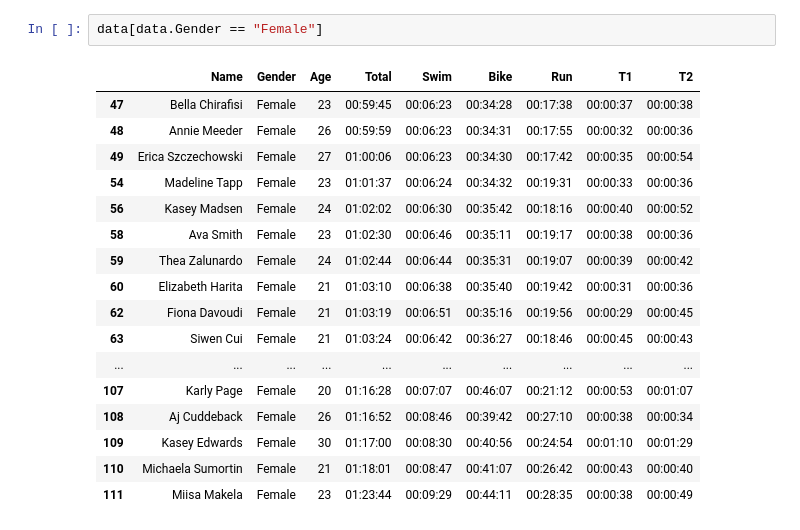
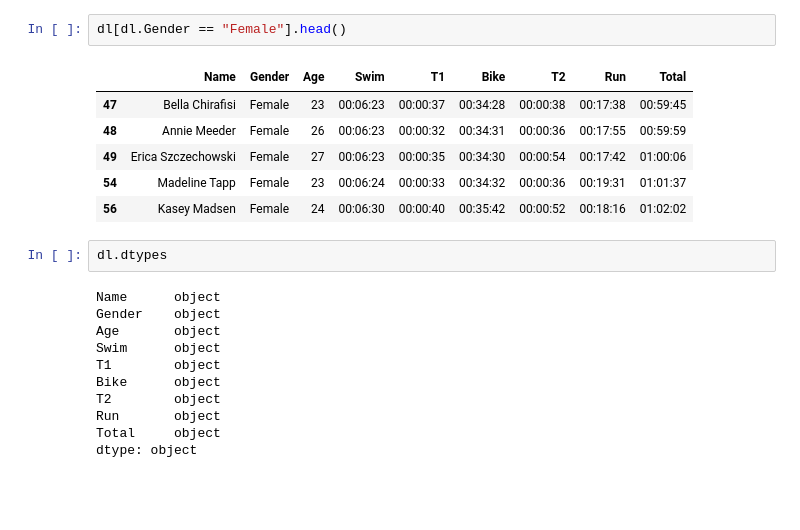
Before and after one commit to lukasrhoades/enduro-hub, a Jupyter notebook: tritonman.ipynb, the cells around one changed output. Cells and saved outputs as stored; diff of their text form; blank space fills up the shorter version.

```diff
--- a/tritonman.ipynb
+++ b/tritonman.ipynb
@@ -20,21 +21,23 @@ data[data.Gender == "Male"]
 64 rows × 9 columns
-# %%
-data[data.Gender == "Female"]
-# %% [output]
-|  | Name | Gender | Age | Total | Swim | Bike | Run | T1 | T2 |
-| 47 | Bella Chirafisi | Female | 23 | 00:59:45 | 00:06:23 | 00:34:28 | 00:17:38 | 00:00:37 | 00:00:38 |
-| 48 | Annie Meeder | Female | 26 | 00:59:59 | 00:06:23 | 00:34:31 | 00:17:55 | 00:00:32 | 00:00:36 |
-| 49 | Erica Szczechowski | Female | 27 | 01:00:06 | 00:06:23 | 00:34:30 | 00:17:42 | 00:00:35 | 00:00:54 |
-| 54 | Madeline Tapp | Female | 23 | 01:01:37 | 00:06:24 | 00:34:32 | 00:19:31 | 00:00:33 | 00:00:36 |
-| 56 | Kasey Madsen | Female | 24 | 01:02:02 | 00:06:30 | 00:35:42 | 00:18:16 | 00:00:40 | 00:00:52 |
-| 58 | Ava Smith | Female | 23 | 01:02:30 | 00:06:46 | 00:35:11 | 00:19:17 | 00:00:38 | 00:00:36 |
-| 59 | Thea Zalunardo | Female | 24 | 01:02:44 | 00:06:44 | 00:35:31 | 00:19:07 | 00:00:39 | 00:00:42 |
-| 60 | Elizabeth Harita | Female | 21 | 01:03:10 | 00:06:38 | 00:35:40 | 00:19:42 | 00:00:31 | 00:00:36 |
-| 62 | Fiona Davoudi | Female | 21 | 01:03:19 | 00:06:51 | 00:35:16 | 00:19:56 | 00:00:29 | 00:00:45 |
-| 63 | Siwen Cui | Female | 21 | 01:03:24 | 00:06:42 | 00:36:27 | 00:18:46 | 00:00:45 | 00:00:43 |
-| ... | ... | ... | ... | ... | ... | ... | ... | ... | ... |
-| 107 | Karly Page | Female | 20 | 01:16:28 | 00:07:07 | 00:46:07 | 00:21:12 | 00:00:53 | 00:01:07 |
-| 108 | Aj Cuddeback | Female | 26 | 01:16:52 | 00:08:46 | 00:39:42 | 00:27:10 | 00:00:38 | 00:00:34 |
-| 109 | Kasey Edwards | Female | 30 | 01:17:00 | 00:08:30 | 00:40:56 | 00:24:54 | 00:01:10 | 00:01:29 |
-| 110 | Michaela Sumortin | Female | 21 | 01:18:01 | 00:08:47 | 00:41:07 | 00:26:42 | 00:00:43 | 00:00:40 |
-| 111 | Miisa Makela | Female | 23 | 01:23:44 | 00:09:29 | 00:44:11 | 00:28:35 | 00:00:38 | 00:00:49 |
+# %%
+dl[dl.Gender == "Female"].head()
+# %% [output]
+|  | Name | Gender | Age | Swim | T1 | Bike | T2 | Run | Total |
+| 47 | Bella Chirafisi | Female | 23 | 00:06:23 | 00:00:37 | 00:34:28 | 00:00:38 | 00:17:38 | 00:59:45 |
+| 48 | Annie Meeder | Female | 26 | 00:06:23 | 00:00:32 | 00:34:31 | 00:00:36 | 00:17:55 | 00:59:59 |
+| 49 | Erica Szczechowski | Female | 27 | 00:06:23 | 00:00:35 | 00:34:30 | 00:00:54 | 00:17:42 | 01:00:06 |
+| 54 | Madeline Tapp | Female | 23 | 00:06:24 | 00:00:33 | 00:34:32 | 00:00:36 | 00:19:31 | 01:01:37 |
+| 56 | Kasey Madsen | Female | 24 | 00:06:30 | 00:00:40 | 00:35:42 | 00:00:52 | 00:18:16 | 01:02:02 |
+# %%
+dl.dtypes
+# %% [output]
+Name      object
+Gender    object
+Age       object
+Swim      object
+T1        object
+Bike      object
+T2        object
+Run       object
+Total     object
+dtype: object
```
Also changed, not shown: parts of 7 cells of this notebook, 1 other file.
